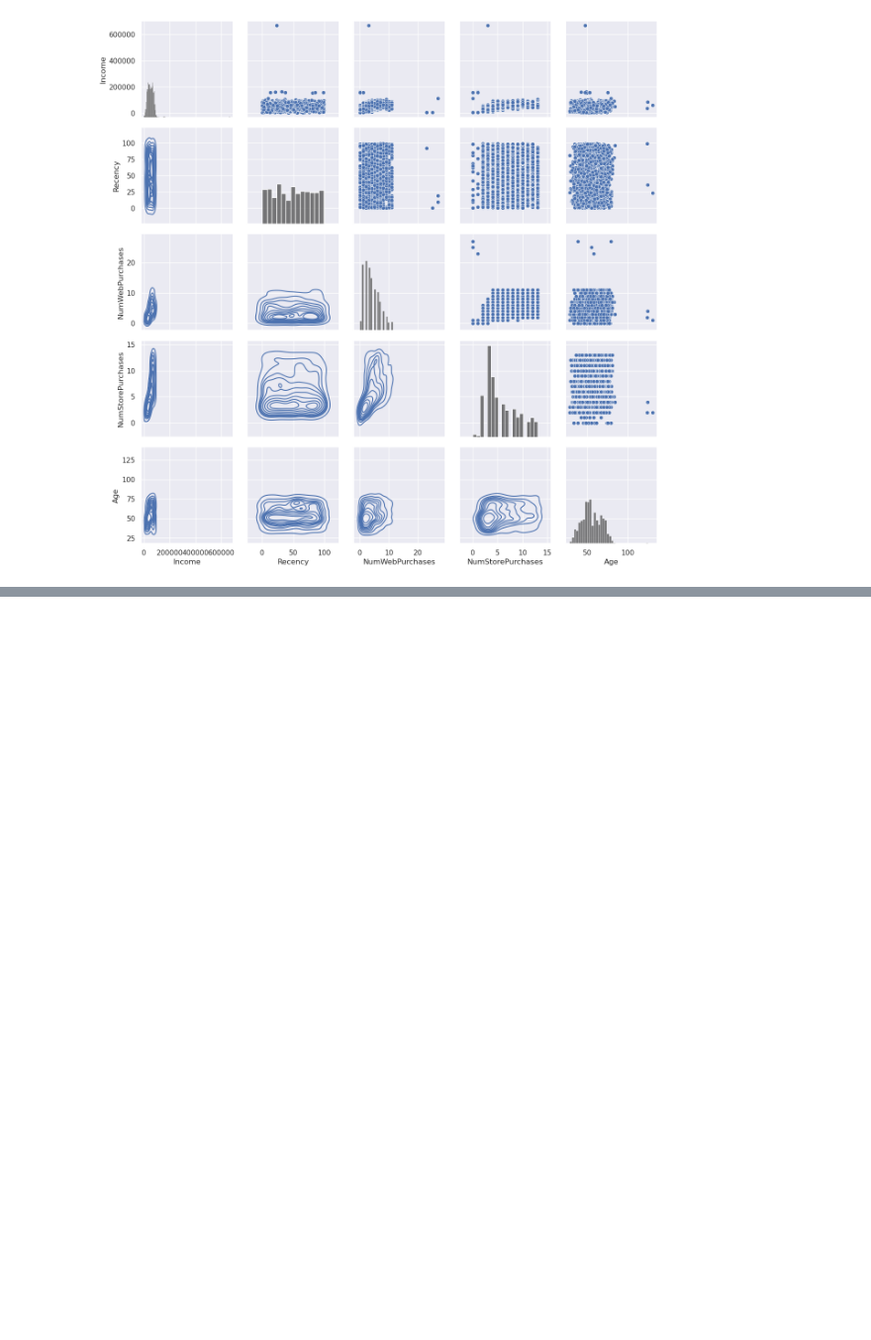
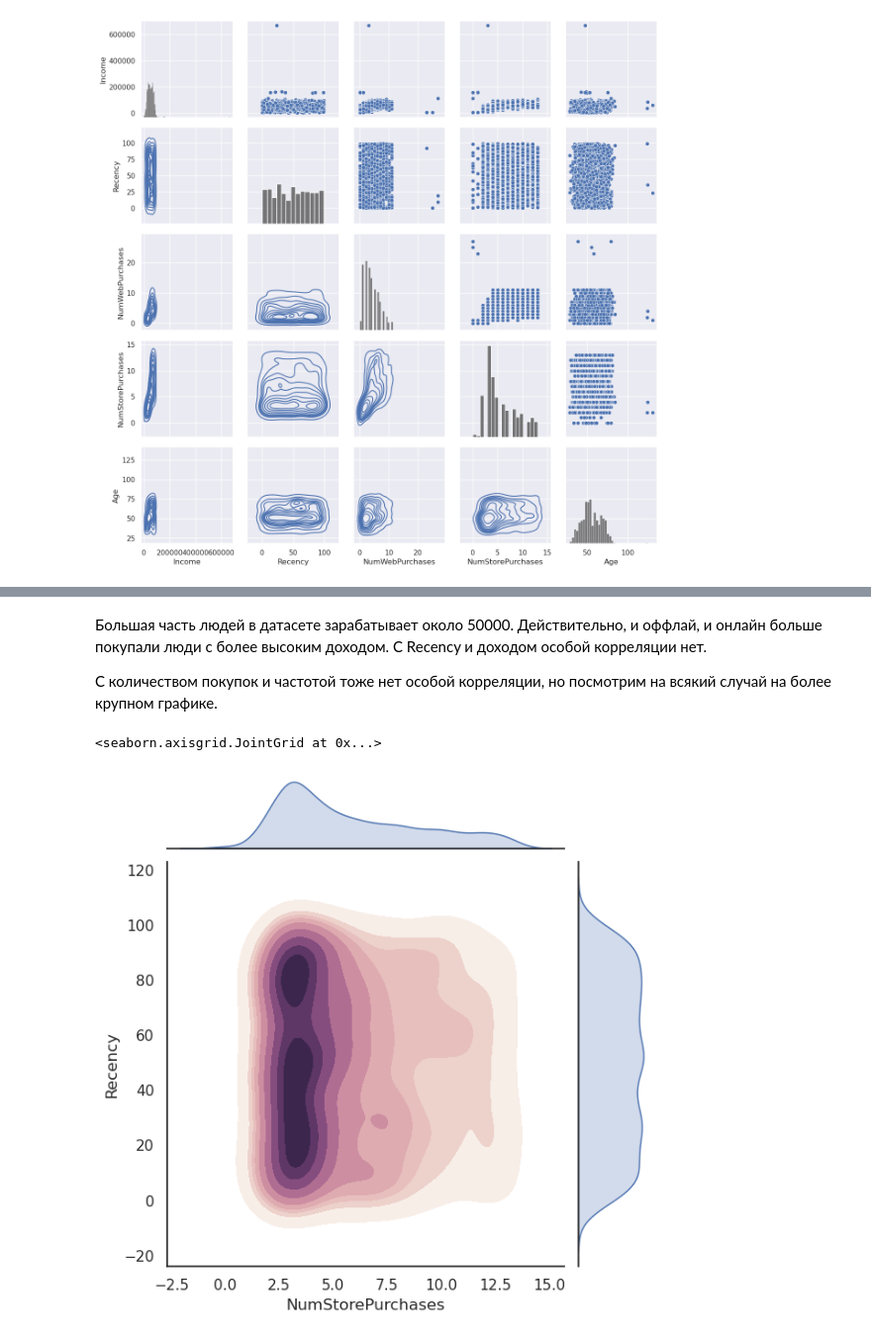
Before and after one commit to nixiieee/hse-ml-course-2024-hw, a Jupyter notebook: notebooks/02-homework.ipynb, the cells around one changed output, grey strips where cells are left out. Shown at 99% size. Drawn from its saved outputs; the diff is of its cells as text; code cells hidden in the pictures; blank space fills up the shorter version.

```diff
--- a/notebooks/02-homework.ipynb
+++ b/notebooks/02-homework.ipynb
@@ -87,0 +130,15 @@ g.map_lower(sns.kdeplot)
+# %% [markdown]
+Большая часть людей в датасете зарабатывает около 50000. Действительно, и оффлай, и онлайн больше покупали люди с более высоким доходом. С Recency и доходом особой корреляции нет.
+
+С количеством покупок и частотой тоже нет особой корреляции, но посмотрим на всякий случай на более крупном графике.
+# %%
+sns.set_theme(style="white")
+cmap = sns.cubehelix_palette(light=1, as_cmap=True)
+sns.jointplot(data=df_clean,
+              x="NumStorePurchases",
+              y="Recency",
+              cmap=cmap, fill=True,
+              kind="kde")
+# %% [output]
+<seaborn.axisgrid.JointGrid at 0x...>
+[figure, added]
```
Also changed, not shown: parts of 54 cells of this notebook.
